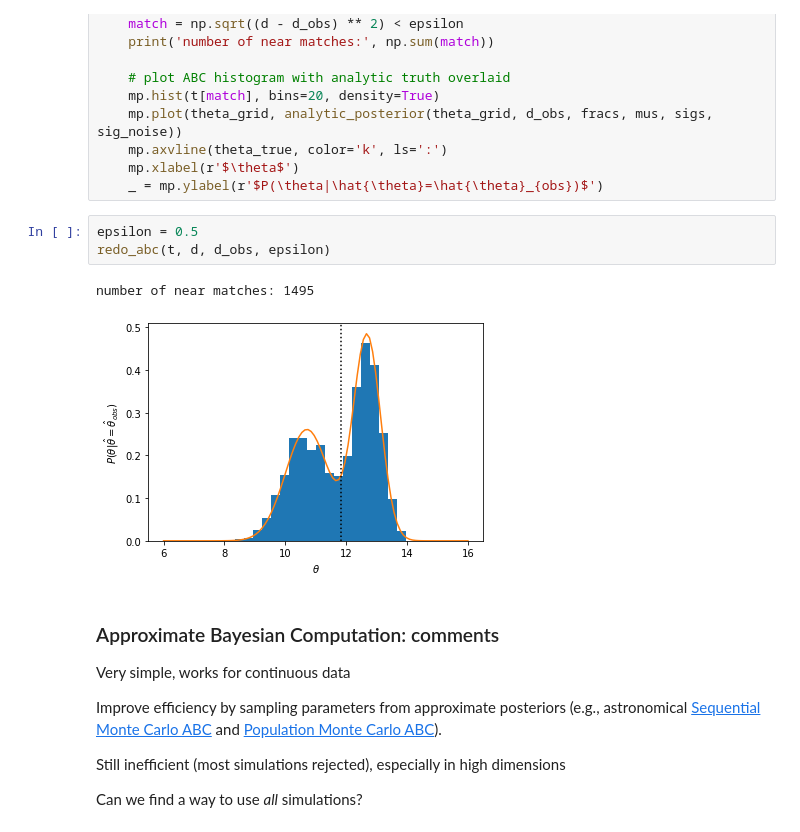
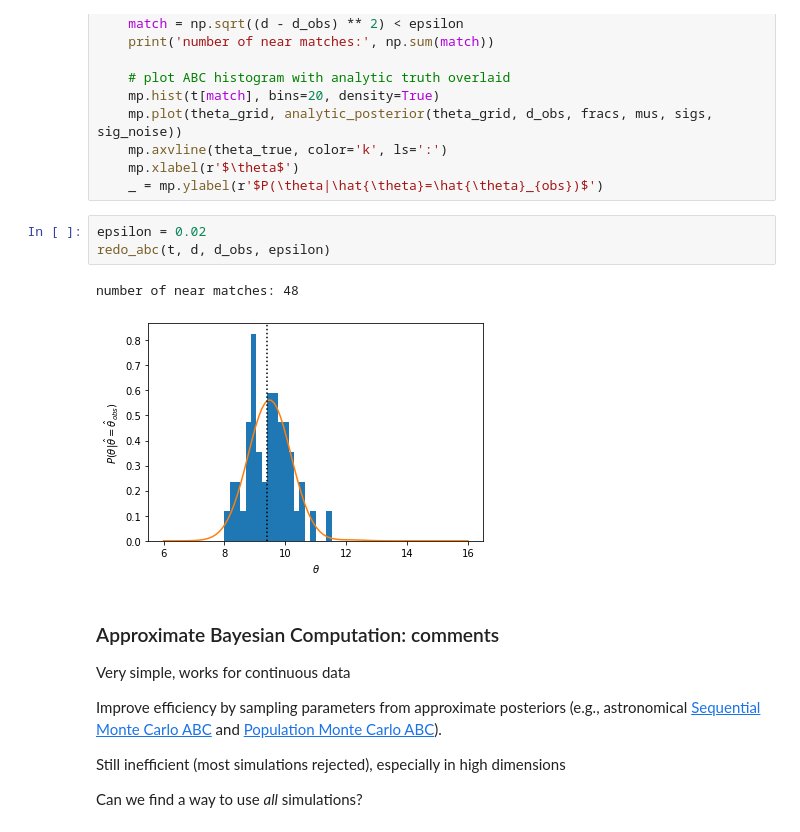
Before and after one commit to sfeeney/sbi_intro, a Jupyter notebook: 2019_12_05_lcdm.ipynb, the cells around one changed output. Drawn from its saved outputs; the diff is of its cells as text.

```diff
--- a/2019_12_05_lcdm.ipynb
+++ b/2019_12_05_lcdm.ipynb
@@ -339,11 +342,11 @@ def redo_abc(t, d, d_obs, epsilon):
     mp.xlabel(r'$\theta$')
     _ = mp.ylabel(r'$P(\theta|\hat{\theta}=\hat{\theta}_{obs})$')
 # %%
-epsilon = 0.5
+epsilon = 0.02
 redo_abc(t, d, d_obs, epsilon)
 # %% [output]
-number of near matches: 1495
+number of near matches: 48
-[figure, old version]
+[figure, new version]
 # %% [markdown]
 ### Approximate Bayesian Computation: comments
 
```
Also changed, not shown: parts of 16 cells of this notebook.
